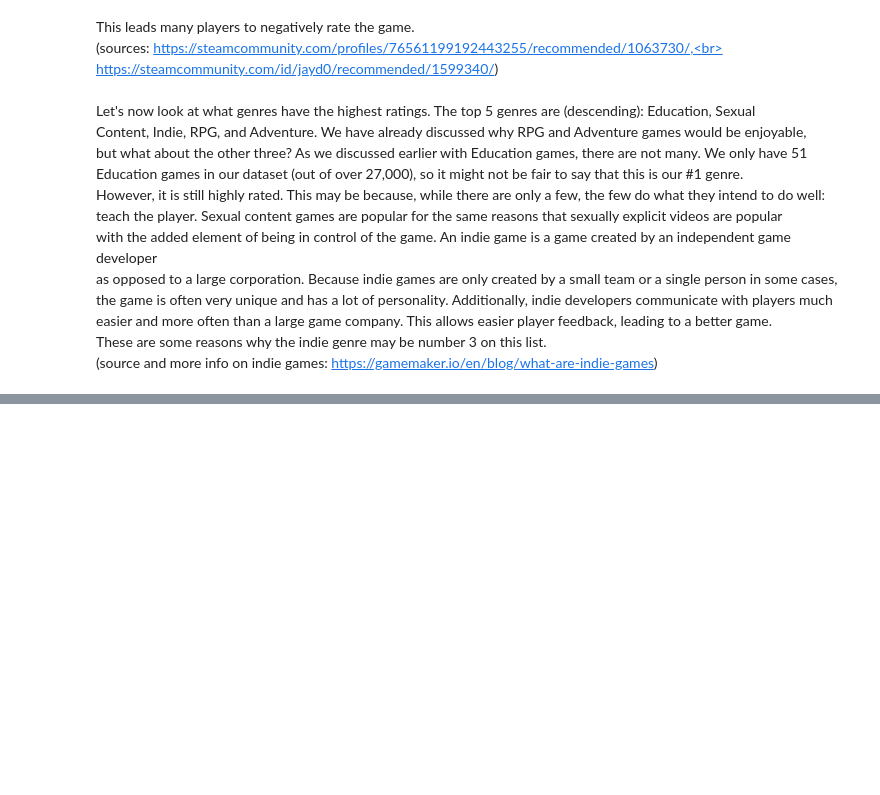
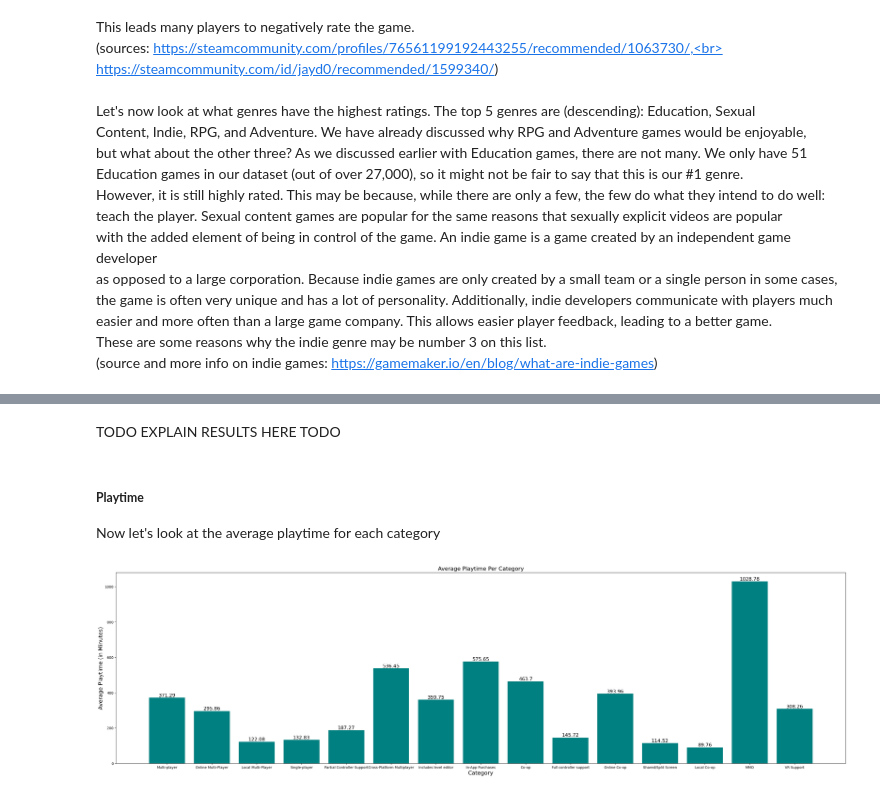
Before and after one commit to kevinrr888/kevinrr888.github.io, a Jupyter notebook: game_popularity.ipynb, the cells around one changed output, grey strips where cells are left out. Drawn from its saved outputs; the diff is of its cells as text; code cells hidden in the pictures; blank space fills up the shorter version.

```diff
--- a/game_popularity.ipynb
+++ b/game_popularity.ipynb
@@ -428,16 +439,16 @@ plt.xlabel("Genre", fontsize=16)
 plt.ylabel("Average Playtime (in Minutes)", fontsize=16)
 plt.title("Average Playtime Per Genre (in Minutes)", fontsize=16)
 
-genre_to_rev = {}
+genre_to_playtime = {}
 # For each genre we will plot the average playtime
 for genre in genres:
     # Filter the df to just include the rows/games which are the genre 'genre'
     filtered_df = games_df.loc[games_df["genre_" + genre] == 1]
     # Round to avoid long chart labels
-    genre_to_rev.update({genre : round(mean(filtered_df['average_playtime']), 2)})
+    genre_to_playtime.update({genre : round(mean(filtered_df['average_playtime']), 2)})
 
-barplot = plt.bar(genre_to_rev.keys(), genre_to_rev.values(), color='teal')
-plt.bar_label(barplot, labels=genre_to_rev.values(), fontsize=14)
+barplot = plt.bar(genre_to_playtime.keys(), genre_to_playtime.values(), color='teal')
+plt.bar_label(barplot, labels=genre_to_playtime.values(), fontsize=14)
 plt.show()
 # %% [output]
 [figure]
@@ -560,0 +671,24 @@ These are some reasons why the indie genre may be number 3 on this list.<br>
+# %% [markdown]
+TODO EXPLAIN RESULTS HERE TODO
+# %% [markdown]
+##### **Playtime**
+Now let's look at the average playtime for each category
+# %%
+plt.figure(figsize=(38,10))
+plt.xlabel("Category", fontsize=16)
+plt.ylabel("Average Playtime (in Minutes)", fontsize=16)
+plt.title("Average Playtime Per Category", fontsize=16)
+
+cat_to_playtime = {}
+# For each category we will plot the median revenue
+for cat in categories:
+    # Filter the df to just include the rows/games which are the genre 'genre'
+    filtered_df = games_df.loc[games_df["category_" + cat] == 1]
+    # Round to avoid long chart labels
+    cat_to_playtime.update({cat : round(mean(filtered_df['average_playtime']), 2)})
+
+barplot = plt.bar(cat_to_playtime.keys(), cat_to_playtime.values(), color='teal')
+plt.bar_label(barplot, labels=cat_to_playtime.values(), fontsize=14)
+plt.show()
+# %% [output]
+[figure, added]
```
Also changed, not shown: parts of 13 cells of this notebook.
